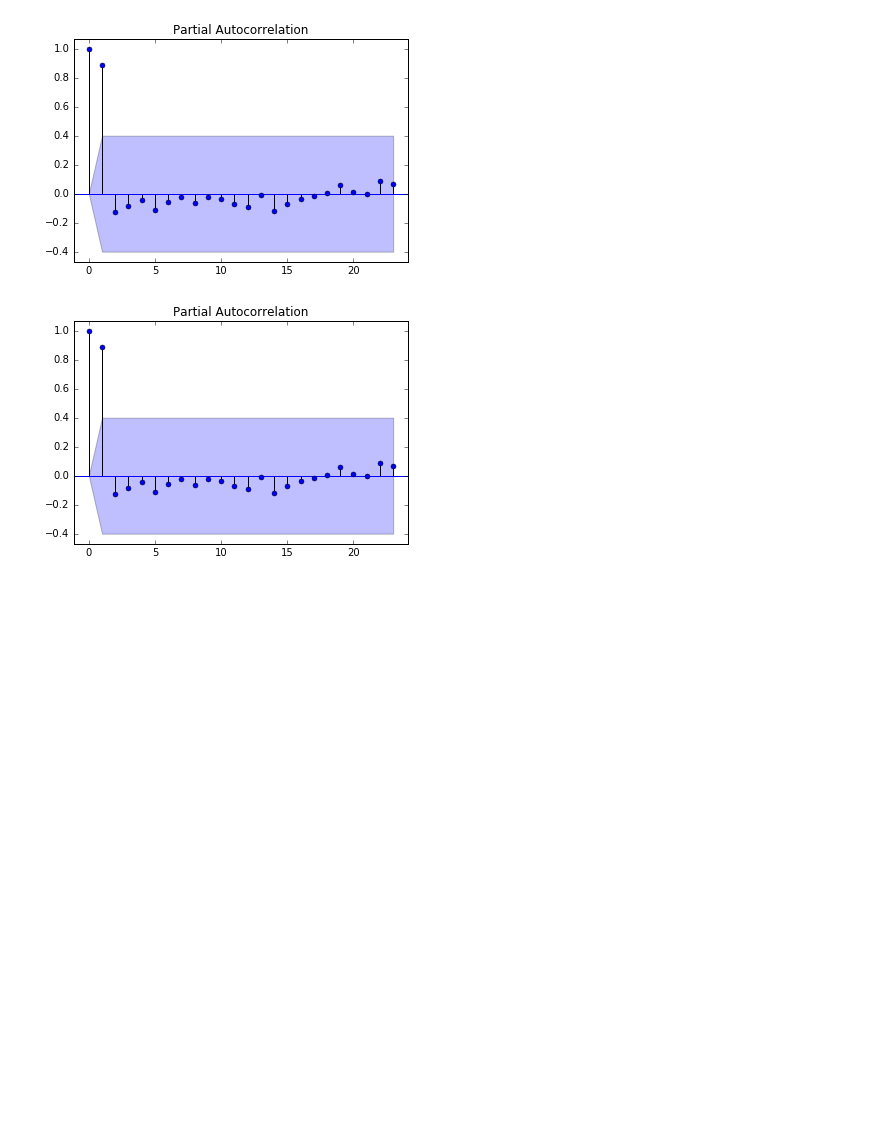
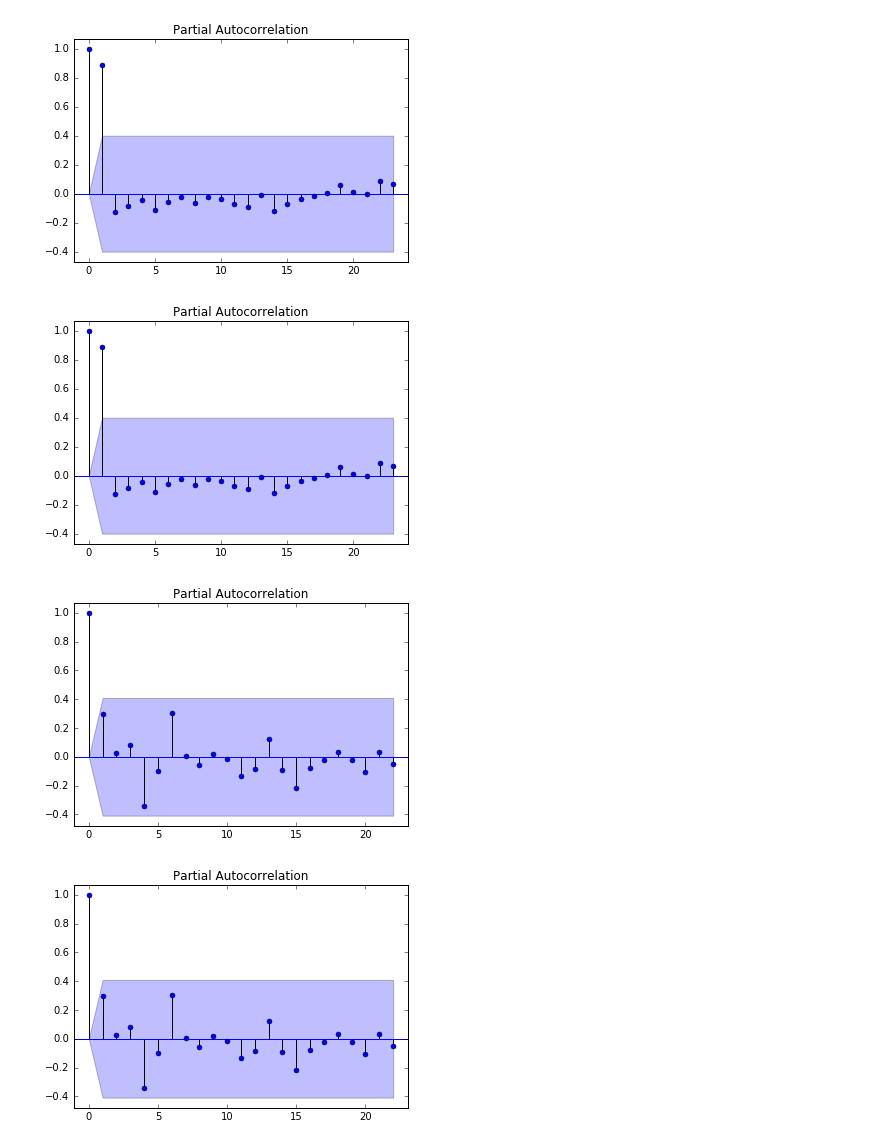
Before and after one commit to emRae/thinkful-py, a Jupyter notebook: unit-2/lesson-6/time_series.ipynb, the cells around one changed output. Saved outputs shown, nothing was run; the diff lists cells and outputs as text; code cells hidden in the pictures; blank space fills up the shorter version.

```diff
--- a/unit-2/lesson-6/time_series.ipynb
+++ b/unit-2/lesson-6/time_series.ipynb
@@ -53,3 +96,8 @@ sm.graphics.tsa.plot_pacf(loan_count_summary)
 # %% [output]
 [figure]
 [figure]
+# %%
+sm.graphics.tsa.plot_pacf(loan_count_summary_diff)
+# %% [output]
+[figure, added]
+[figure, added]
```
Also changed, not shown: parts of 5 cells of this notebook, 1 other file.
